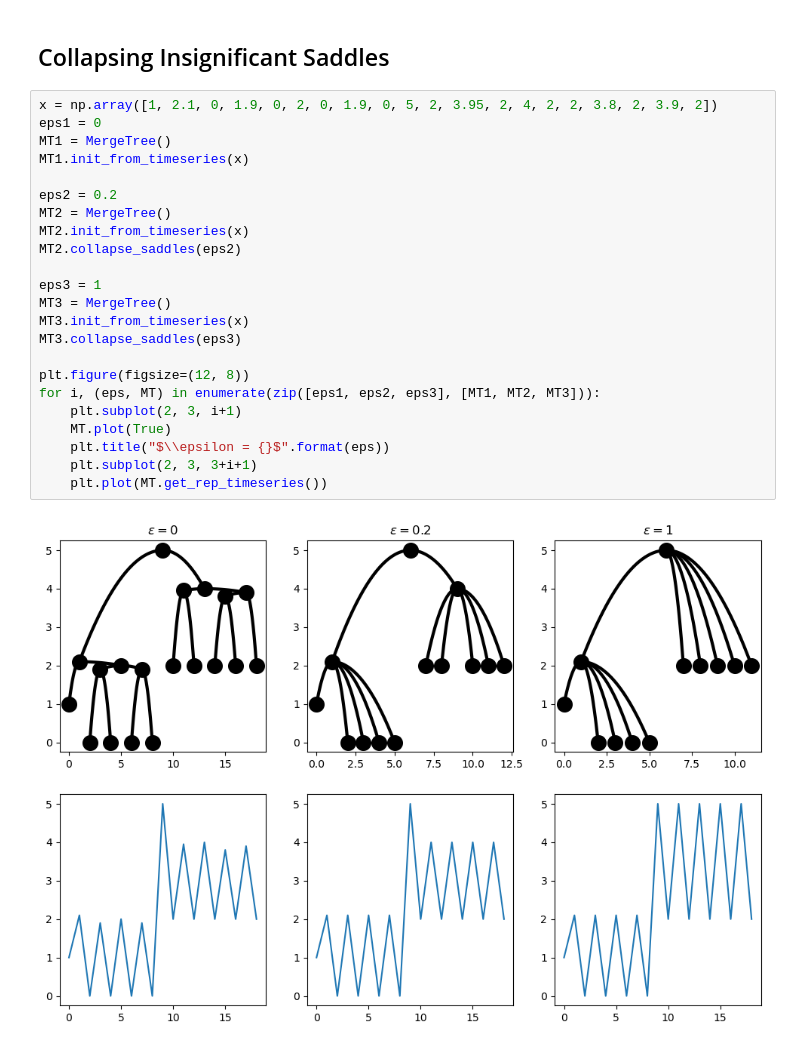
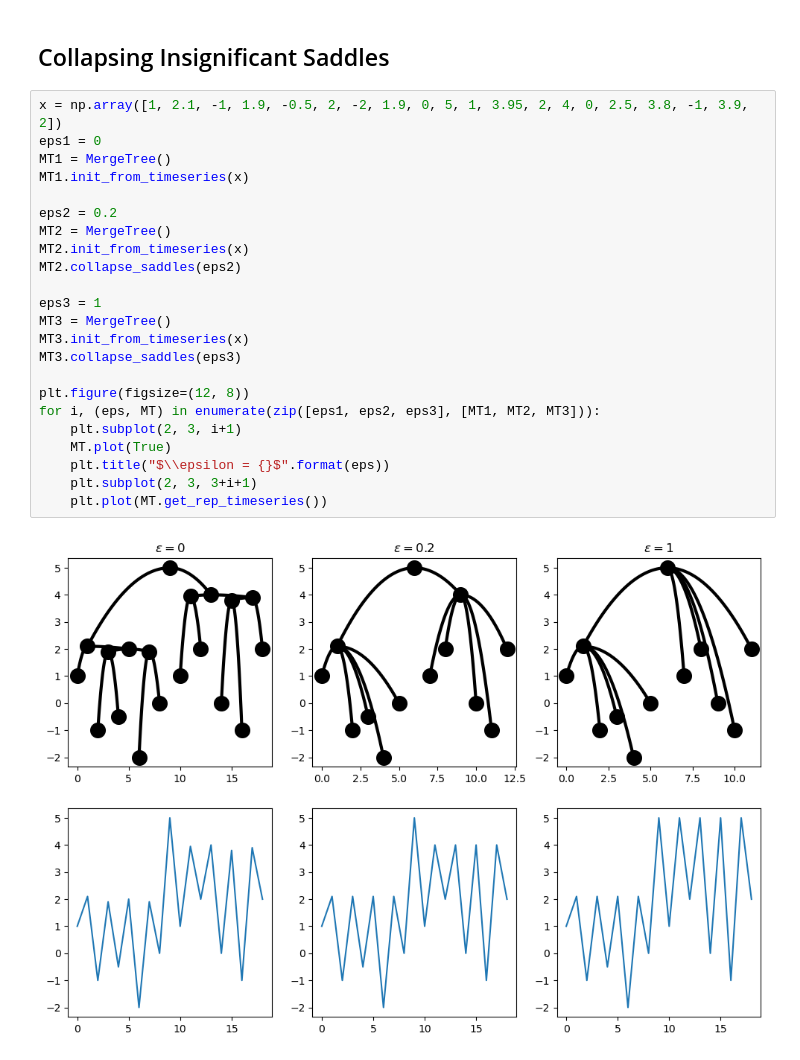
Before and after one commit to UrsinusREU2022MergeTrees/MergeTrees, a Jupyter notebook: notebooks/MergeTreeBasics.ipynb, the cells around one changed output. Drawn from its saved outputs; the diff is of its cells as text.

```diff
--- a/notebooks/MergeTreeBasics.ipynb
+++ b/notebooks/MergeTreeBasics.ipynb
@@ -100,27 +100,27 @@ Text(0.5, 1.0, 'Piecewise Linear')
 # %% [markdown]
 ## Collapsing Insignificant Saddles
 # %%
-x = np.array([1, 2.1, 0, 1.9, 0, 2, 0, 1.9, 0, 5, 2, 3.95, 2, 4, 2, 2, 3.8, 2, 3.9, 2])
+x = np.array([1, 2.1, -1, 1.9, -0.5, 2, -2, 1.9, 0, 5, 1, 3.95, 2, 4, 0, 2.5, 3.8, -1, 3.9, 2])
 eps1 = 0
 MT1 = MergeTree()
 MT1.init_from_timeseries(x)
 
 eps2 = 0.2
 MT2 = MergeTree()
 MT2.init_from_timeseries(x)
 MT2.collapse_saddles(eps2)
 
 eps3 = 1
 MT3 = MergeTree()
 MT3.init_from_timeseries(x)
 MT3.collapse_saddles(eps3)
 
 plt.figure(figsize=(12, 8))
 for i, (eps, MT) in enumerate(zip([eps1, eps2, eps3], [MT1, MT2, MT3])):
     plt.subplot(2, 3, i+1)
     MT.plot(True)
     plt.title("$\\epsilon = {}$".format(eps))
     plt.subplot(2, 3, 3+i+1)
     plt.plot(MT.get_rep_timeseries())
 # %% [output]
-[figure, old version]
+[figure, new version]
```
